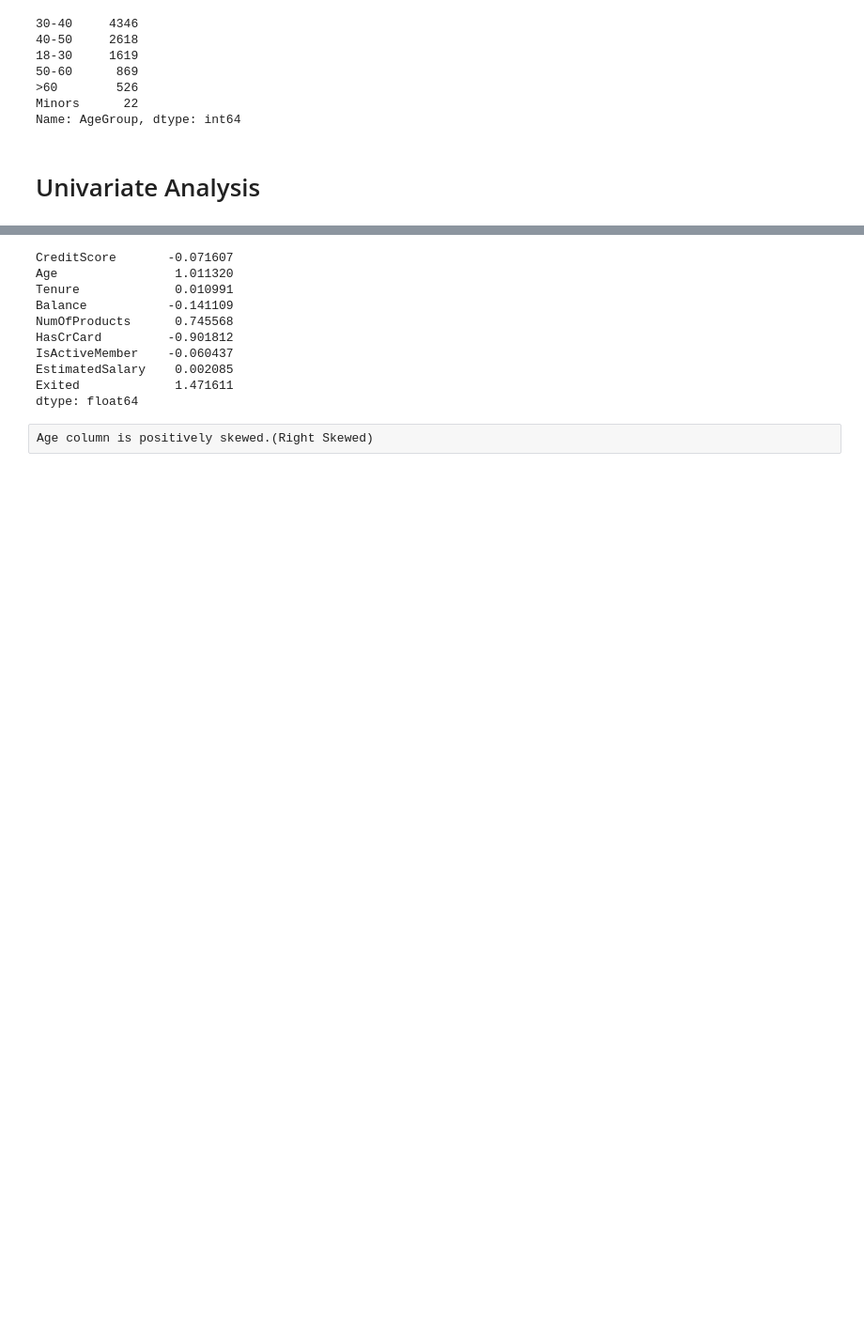
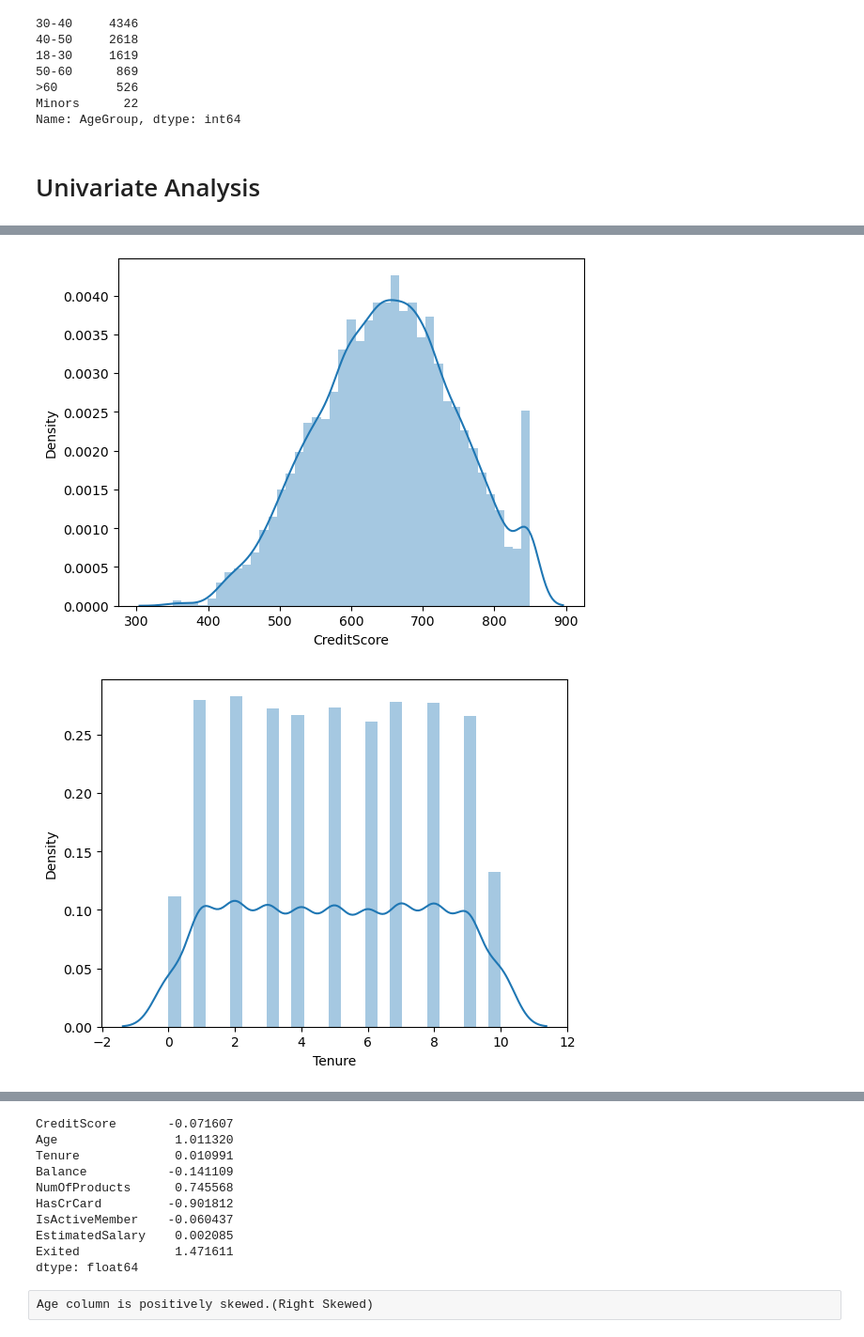
Before and after one commit to Gopesh07/Machine_Learning-Bank-Churnrate-Classification-Project, a Jupyter notebook: BANK CHURN RATE PROJECT Final.ipynb, the cells around one changed output, grey strips where cells are left out. Shown at 94% size. Drawn from its saved outputs; the diff is of its cells as text; code cells hidden in the pictures; blank space fills up the shorter version.

```diff
--- a/BANK CHURN RATE PROJECT Final.ipynb
+++ b/BANK CHURN RATE PROJECT Final.ipynb
@@ -273,0 +245,8 @@ plt.show()
+# %%
+#Distribution plot of all continuos preedictors:
+for col in df.select_dtypes(include='number'):
+    sns.distplot(a=df[col])
+    plt.show()
+# %% [output]
+[figure, added]
+[figure, added]
```
Also changed, not shown: parts of 31 cells of this notebook.
